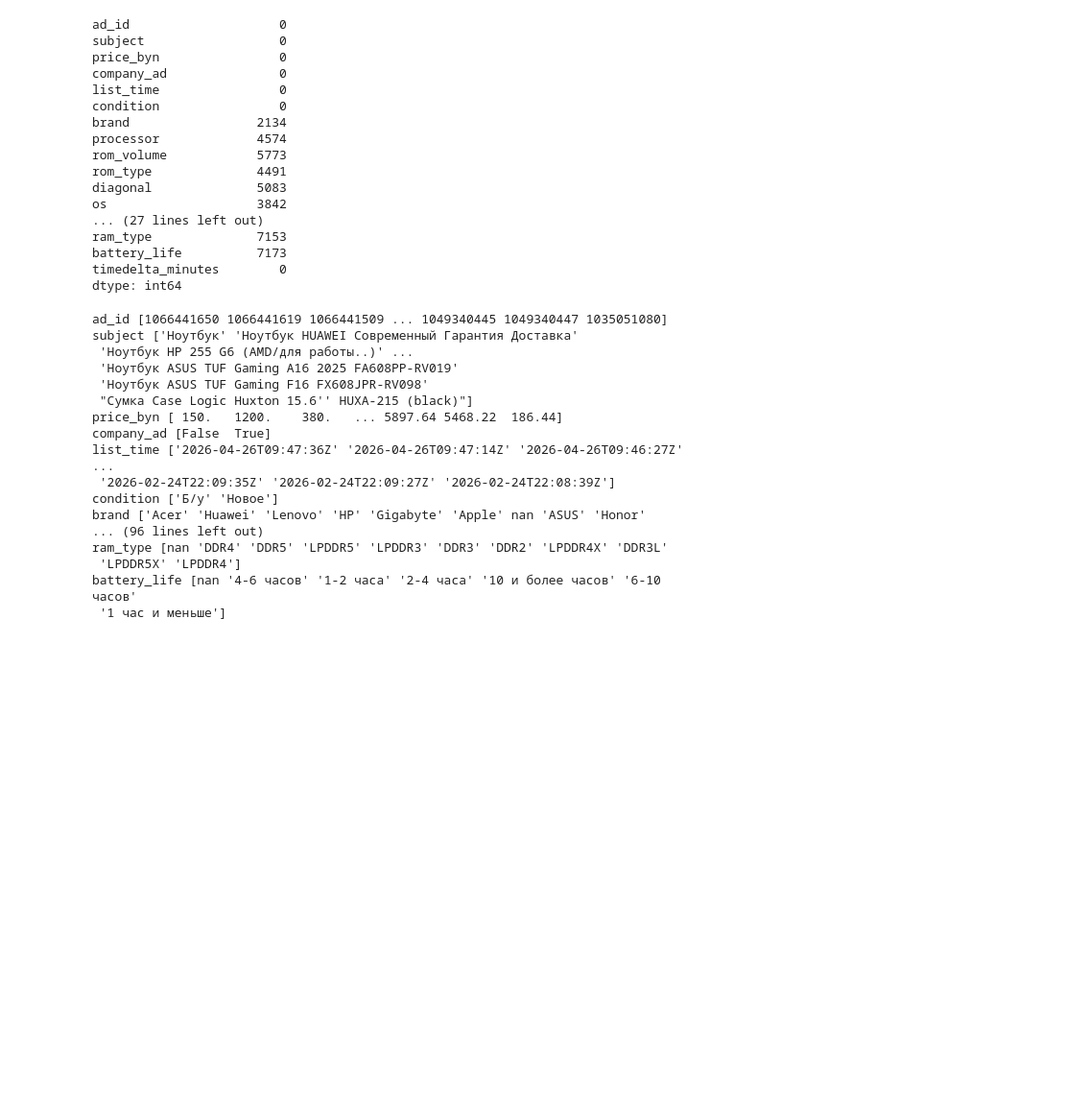
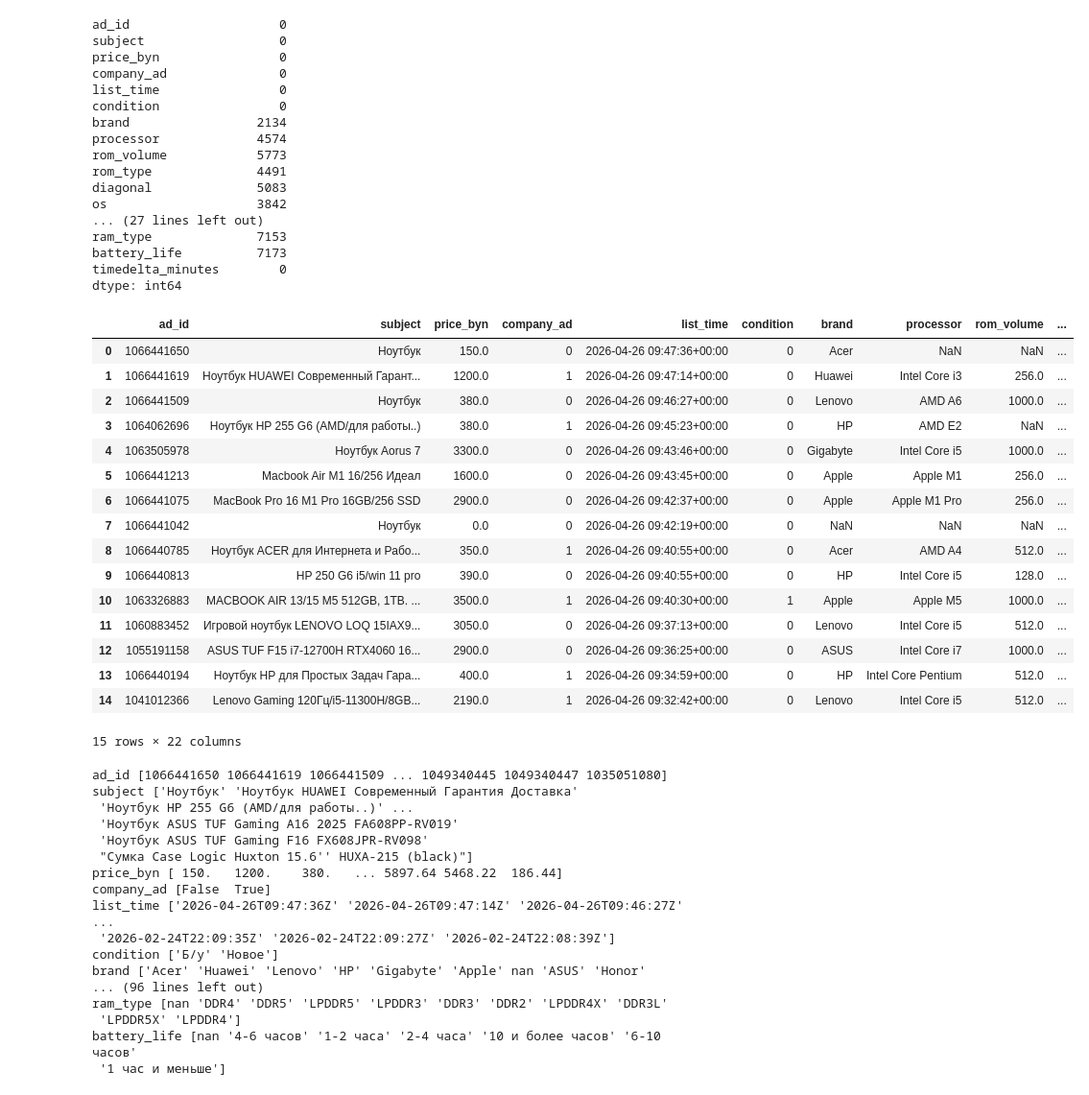
Before and after one commit to venskovalentin/KufarPriceModel, a Jupyter notebook: notebooks/preprocessing.ipynb, the cells around one changed output. Shown at 96% size. Cells and saved outputs as stored; diff of their text form; code cells hidden in the pictures; blank space fills up the shorter version.

```diff
--- a/notebooks/preprocessing.ipynb
+++ b/notebooks/preprocessing.ipynb
@@ -497,6 +573,26 @@ ram_type              7153
 battery_life          7173
 timedelta_minutes        0
 dtype: int64
+# %%
+res.head(15)
+# %% [output]
+|  | ad_id | subject | price_byn | company_ad | list_time | condition | brand | processor | rom_volume | ... |
+| 0 | 1066441650 | Ноутбук | 150.0 | 0 | 2026-04-26 09:47:36+00:00 | 0 | Acer | NaN | NaN | ... |
+| 1 | 1066441619 | Ноутбук HUAWEI Современный Гарант... | 1200.0 | 1 | 2026-04-26 09:47:14+00:00 | 0 | Huawei | Intel Core i3 | 256.0 | ... |
+| 2 | 1066441509 | Ноутбук | 380.0 | 0 | 2026-04-26 09:46:27+00:00 | 0 | Lenovo | AMD A6 | 1000.0 | ... |
+| 3 | 1064062696 | Ноутбук HP 255 G6 (AMD/для работы..) | 380.0 | 1 | 2026-04-26 09:45:23+00:00 | 0 | HP | AMD E2 | NaN | ... |
+| 4 | 1063505978 | Ноутбук Aorus 7 | 3300.0 | 0 | 2026-04-26 09:43:46+00:00 | 0 | Gigabyte | Intel Core i5 | 1000.0 | ... |
+| 5 | 1066441213 | Macbook Air M1 16/256 Идеал | 1600.0 | 0 | 2026-04-26 09:43:45+00:00 | 0 | Apple | Apple M1 | 256.0 | ... |
+| 6 | 1066441075 | MacBook Pro 16 M1 Pro 16GB/256 SSD | 2900.0 | 0 | 2026-04-26 09:42:37+00:00 | 0 | Apple | Apple M1 Pro | 256.0 | ... |
+| 7 | 1066441042 | Ноутбук | 0.0 | 0 | 2026-04-26 09:42:19+00:00 | 0 | NaN | NaN | NaN | ... |
+| 8 | 1066440785 | Ноутбук ACER для Интернета и Рабо... | 350.0 | 1 | 2026-04-26 09:40:55+00:00 | 0 | Acer | AMD A4 | 512.0 | ... |
+| 9 | 1066440813 | HP 250 G6 i5/win 11 pro | 390.0 | 0 | 2026-04-26 09:40:55+00:00 | 0 | HP | Intel Core i5 | 128.0 | ... |
+| 10 | 1063326883 | MACBOOK AIR 13/15 M5 512GB, 1TB. ... | 3500.0 | 1 | 2026-04-26 09:40:30+00:00 | 1 | Apple | Apple M5 | 1000.0 | ... |
+| 11 | 1060883452 | Игровой ноутбук LENOVO LOQ 15IAX9... | 3050.0 | 0 | 2026-04-26 09:37:13+00:00 | 0 | Lenovo | Intel Core i5 | 512.0 | ... |
+| 12 | 1055191158 | ASUS TUF F15 i7-12700H RTX4060 16... | 2900.0 | 0 | 2026-04-26 09:36:25+00:00 | 0 | ASUS | Intel Core i7 | 1000.0 | ... |
+| 13 | 1066440194 | Ноутбук HP для Простых Задач Гара... | 400.0 | 1 | 2026-04-26 09:34:59+00:00 | 0 | HP | Intel Core Pentium | 512.0 | ... |
+| 14 | 1041012366 | Lenovo Gaming 120Гц/i5-11300H/8GB... | 2190.0 | 1 | 2026-04-26 09:32:42+00:00 | 0 | Lenovo | Intel Core i5 | 512.0 | ... |
+15 rows × 22 columns
 # %%
 for column in df.columns:
     print(column, df[column].unique())
```
Also changed, not shown: parts of 8 cells of this notebook, 1 other file.
